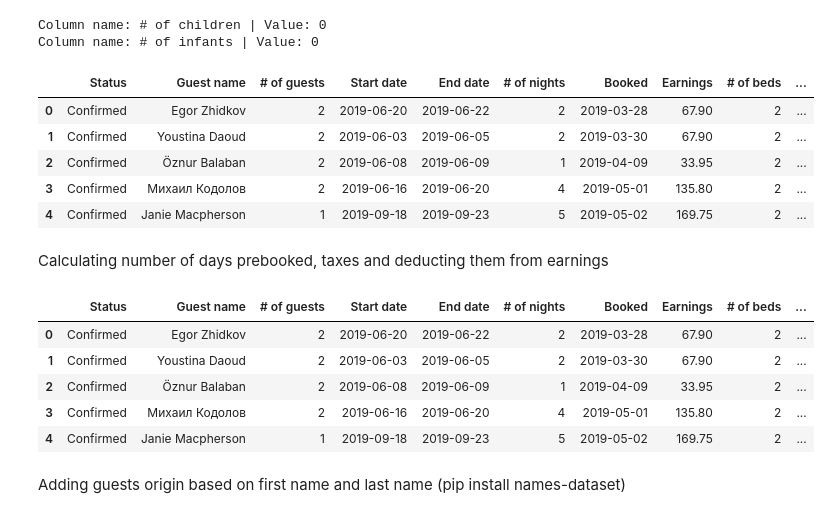
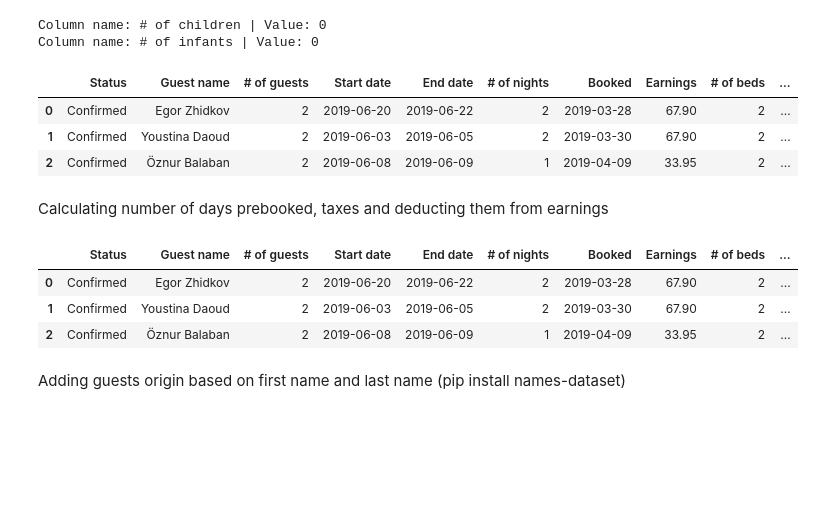
Before and after one commit to mileni98/data-warehouse, a Jupyter notebook: preprocessing/prep_airbnb.ipynb, the cells around one changed output. Drawn from its saved outputs; the diff is of its cells as text; code cells hidden in the pictures; blank space fills up the shorter version.

```diff
--- a/preprocessing/prep_airbnb.ipynb
+++ b/preprocessing/prep_airbnb.ipynb
@@ -85,35 +82,31 @@ df.rename(columns = {"# of adults" : "# of guests"}, inplace = True)
 # %%
-drop_columns.append("Listing description")
-drop_columns.append("Listing code")
-drop_columns.append("Confirmation code")
-drop_columns.append("Contact")
+drop_columns.append('Listing description')
+drop_columns.append('Listing code')
+drop_columns.append('Confirmation code')
+drop_columns.append('Contact')
 
 df.drop(columns = drop_columns, inplace = True)
 
-df.head()
+df.head(3)
 # %% [output]
 |  | Status | Guest name | # of guests | Start date | End date | # of nights | Booked | Earnings | # of beds | ... |
 | 0 | Confirmed | Egor Zhidkov | 2 | 2019-06-20 | 2019-06-22 | 2 | 2019-03-28 | 67.90 | 2 | ... |
 | 1 | Confirmed | Youstina Daoud | 2 | 2019-06-03 | 2019-06-05 | 2 | 2019-03-30 | 67.90 | 2 | ... |
 | 2 | Confirmed | Öznur Balaban | 2 | 2019-06-08 | 2019-06-09 | 1 | 2019-04-09 | 33.95 | 2 | ... |
-| 3 | Confirmed | Михаил Кодолов | 2 | 2019-06-16 | 2019-06-20 | 4 | 2019-05-01 | 135.80 | 2 | ... |
-| 4 | Confirmed | Janie Macpherson | 1 | 2019-09-18 | 2019-09-23 | 5 | 2019-05-02 | 169.75 | 2 | ... |
 # %% [markdown]
 Calculating number of days prebooked, taxes and deducting them from earnings
 # %%
 # Taxes are 1 dollar per adult per night
-df["Tax"] = df["# of guests"] * df["# of nights"]
-df["Earnings after Tax"] = df["Earnings"] - df["Tax"]
-df["# of days pre booked"] = (df["Start date"] - df["Booked"]).dt.days
+df['Tax'] = df['# of guests'] * df['# of nights']
+df['Earnings after Tax'] = df['Earnings'] - df['Tax']
+df['# of days pre booked'] = (df['Start date'] - df['Booked']).dt.days
 
-df.head()
+df.head(3)
 # %% [output]
 |  | Status | Guest name | # of guests | Start date | End date | # of nights | Booked | Earnings | # of beds | ... |
 | 0 | Confirmed | Egor Zhidkov | 2 | 2019-06-20 | 2019-06-22 | 2 | 2019-03-28 | 67.90 | 2 | ... |
 | 1 | Confirmed | Youstina Daoud | 2 | 2019-06-03 | 2019-06-05 | 2 | 2019-03-30 | 67.90 | 2 | ... |
 | 2 | Confirmed | Öznur Balaban | 2 | 2019-06-08 | 2019-06-09 | 1 | 2019-04-09 | 33.95 | 2 | ... |
-| 3 | Confirmed | Михаил Кодолов | 2 | 2019-06-16 | 2019-06-20 | 4 | 2019-05-01 | 135.80 | 2 | ... |
-| 4 | Confirmed | Janie Macpherson | 1 | 2019-09-18 | 2019-09-23 | 5 | 2019-05-02 | 169.75 | 2 | ... |
 # %% [markdown]
 Adding guests origin based on first name and last name (pip install names-dataset)
 # %%
```
Also changed, not shown: parts of 17 cells of this notebook, 56 other files.
